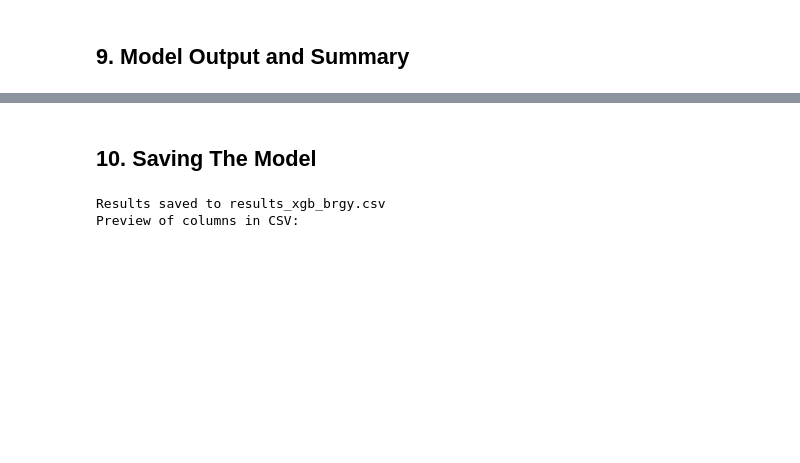
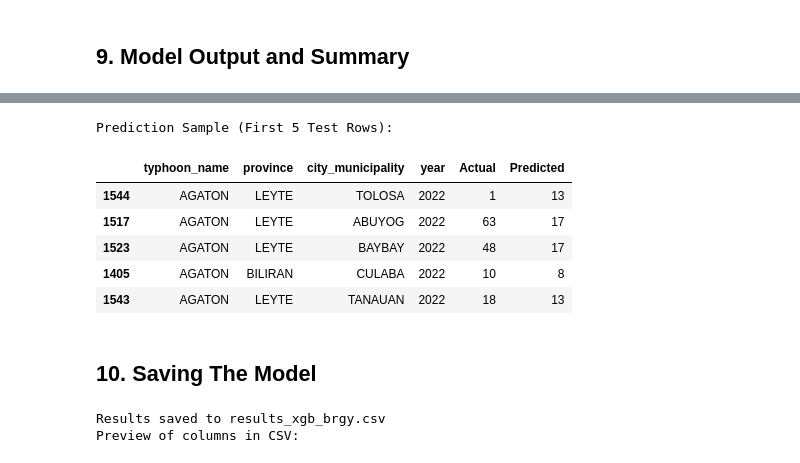
Before and after one commit to hirajya/K-Prototypes-Clustering-Algorithm-for-Post-Tropical-Cyclone-Impact-Profiling-in-the-Philippines, a Jupyter notebook: notebooks/Outcome Prediction/predictions/brgy.ipynb, the cells around one changed output, grey strips where cells are left out. Drawn from its saved outputs; the diff is of its cells as text; code cells hidden in the pictures; blank space fills up the shorter version.

```diff
--- a/notebooks/Outcome Prediction/predictions/brgy.ipynb
+++ b/notebooks/Outcome Prediction/predictions/brgy.ipynb
@@ -387,3 +404,38 @@ if 'typhoon_name' in final_output.columns and 'year' in final_output.columns:
+# %%
+# --- 6. PREPARE OUTPUT DATAFRAME ---
+# Define metadata and key features to include for context
+meta_cols = ['typhoon_name', 'province', 'city_municipality', 'year']
+
+# Check which ones are actually in your dataframe to avoid errors
+available_meta = [c for c in meta_cols if c in df_clean.columns]
+
+# Retrieve metadata for the specific rows in the test set using the index
+test_metadata = df_clean.loc[y_test.index, available_meta].copy()
+
+# Create the prediction results dataframe
+results_df = pd.DataFrame({
+    'Actual': y_test.values,
+    'Predicted': np.round(np.maximum(final_model.predict(X_test), 0)).astype(int)
+}, index=y_test.index)
+
+# Concatenate the metadata with the results
+final_output = pd.concat([test_metadata, results_df], axis=1)
+
+# Sort by Typhoon Name (A-Z) then Year (Ascending) for easier reading
+if 'typhoon_name' in final_output.columns and 'year' in final_output.columns:
+    final_output.sort_values(by=['typhoon_name', 'year'], ascending=[True, True], inplace=True)
+
+# Display a sample of the output
+print("\nPrediction Sample (First 5 Test Rows):")
+display(final_output.head())
+# %% [output]
+Prediction Sample (First 5 Test Rows):
+|  | typhoon_name | province | city_municipality | year | Actual | Predicted |
+| 1544 | AGATON | LEYTE | TOLOSA | 2022 | 1 | 13 |
+| 1517 | AGATON | LEYTE | ABUYOG | 2022 | 63 | 17 |
+| 1523 | AGATON | LEYTE | BAYBAY | 2022 | 48 | 17 |
+| 1405 | AGATON | BILIRAN | CULABA | 2022 | 10 | 8 |
+| 1543 | AGATON | LEYTE | TANAUAN | 2022 | 18 | 13 |
 # %% [markdown]
 ## 10. Saving The Model
 # %%
```
Also changed, not shown: parts of 10 cells of this notebook, 17 other files.
